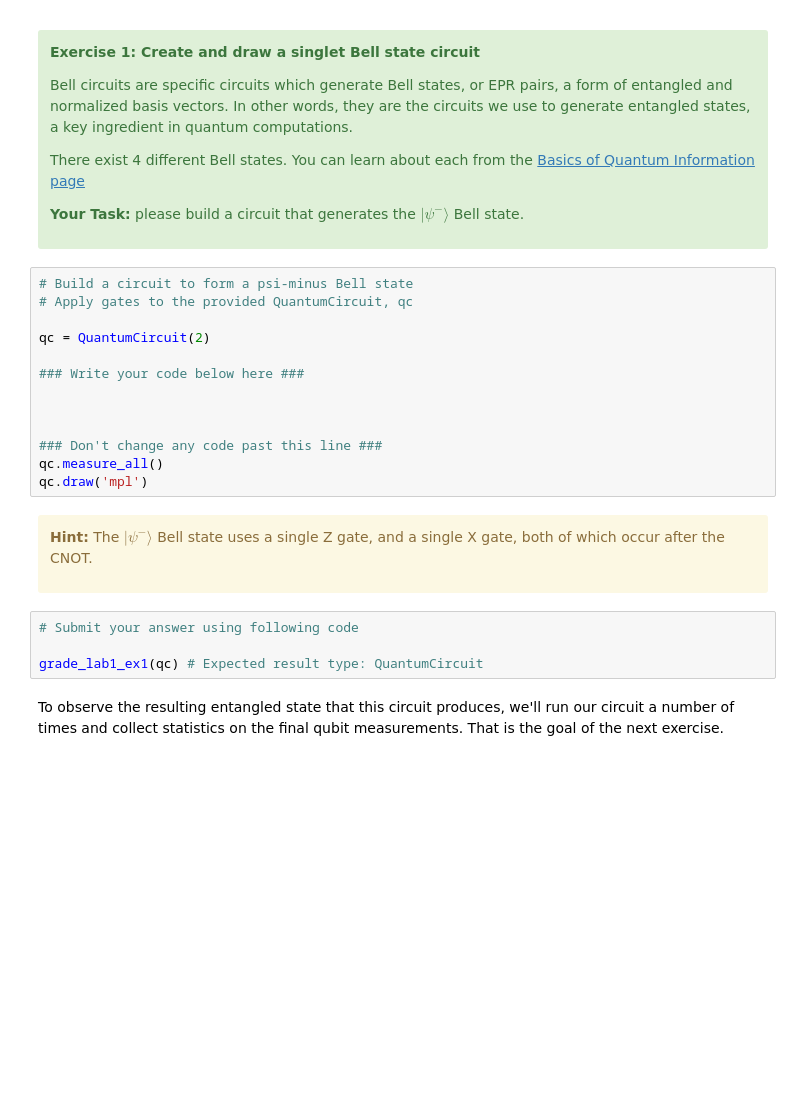
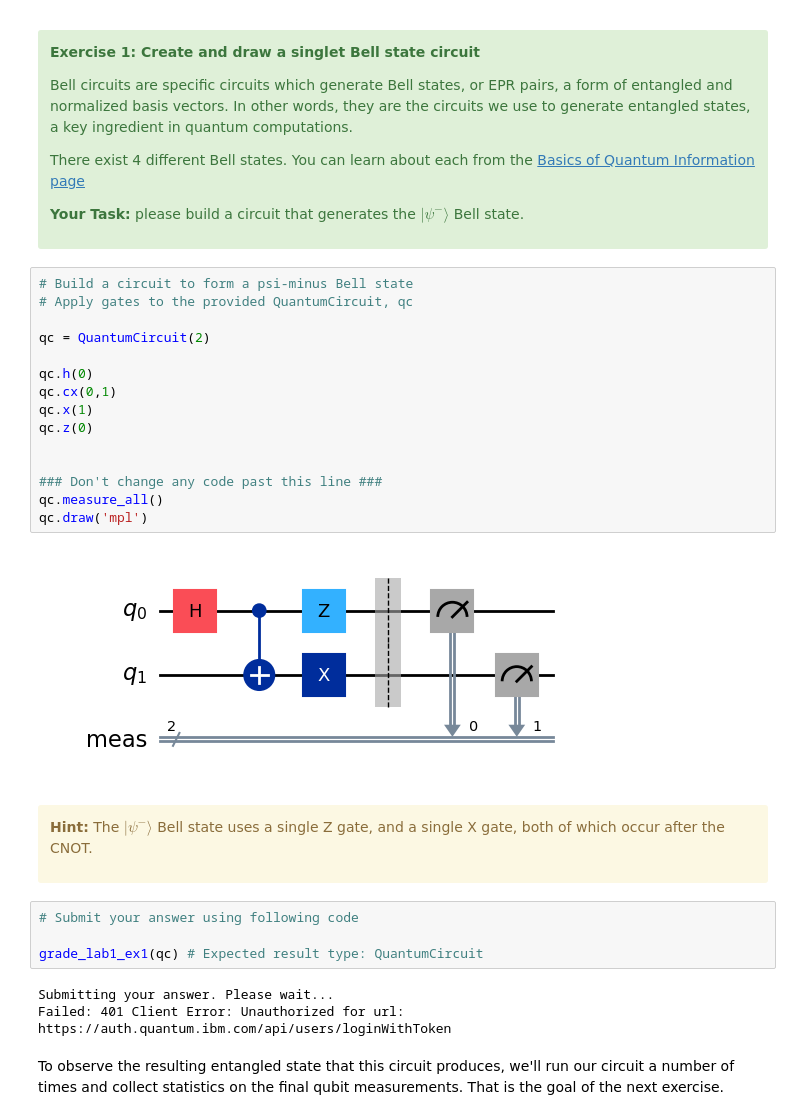
Before and after one commit to LukePower01/ibm-quantum-challenge-2024, a Jupyter notebook: content/lab_1/lab-1.ipynb, the cells around one changed output. Saved outputs shown, nothing was run; the diff lists cells and outputs as text; blank space fills up the shorter version.

```diff
--- a/content/lab_1/lab-1.ipynb
+++ b/content/lab_1/lab-1.ipynb
@@ -124,16 +124,20 @@ There exist 4 different Bell states. You can learn about each from the [Basics o
 # %%
 # Build a circuit to form a psi-minus Bell state
 # Apply gates to the provided QuantumCircuit, qc
 
 qc = QuantumCircuit(2)
 
-### Write your code below here ###
-
+qc.h(0)
+qc.cx(0,1)
+qc.x(1)
+qc.z(0)
 
 
 ### Don't change any code past this line ###
 qc.measure_all()
 qc.draw('mpl')
+# %% [output]
+[figure, added]
 # %% [markdown]
 <div class="alert alert-block alert-warning">
 
@@ -144,6 +148,9 @@ qc.draw('mpl')
 # Submit your answer using following code
 
 grade_lab1_ex1(qc) # Expected result type: QuantumCircuit
+# %% [output]
+Submitting your answer. Please wait...
+Failed: 401 Client Error: Unauthorized for url: https://auth.quantum.ibm.com/api/users/loginWithToken
 # %% [markdown]
 To observe the resulting entangled state that this circuit produces, we'll run our circuit a number of times and collect statistics on the final qubit measurements. That is the goal of the next exercise.
 # %% [markdown]
```
